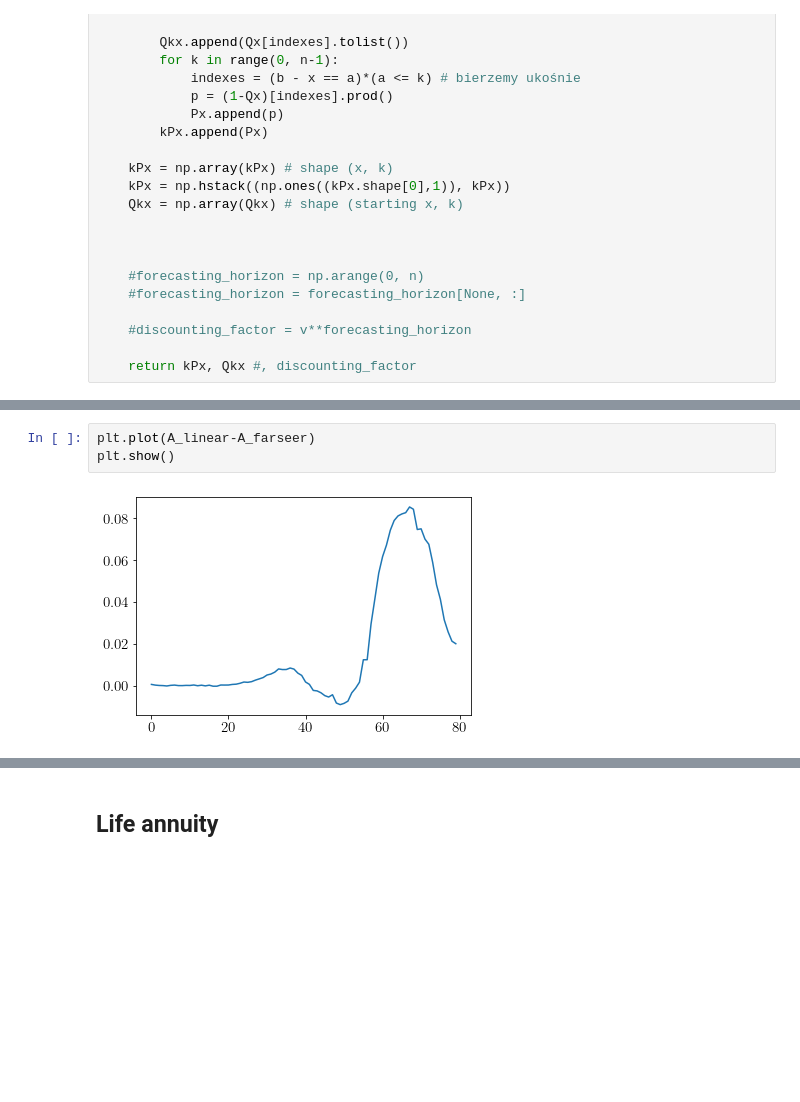
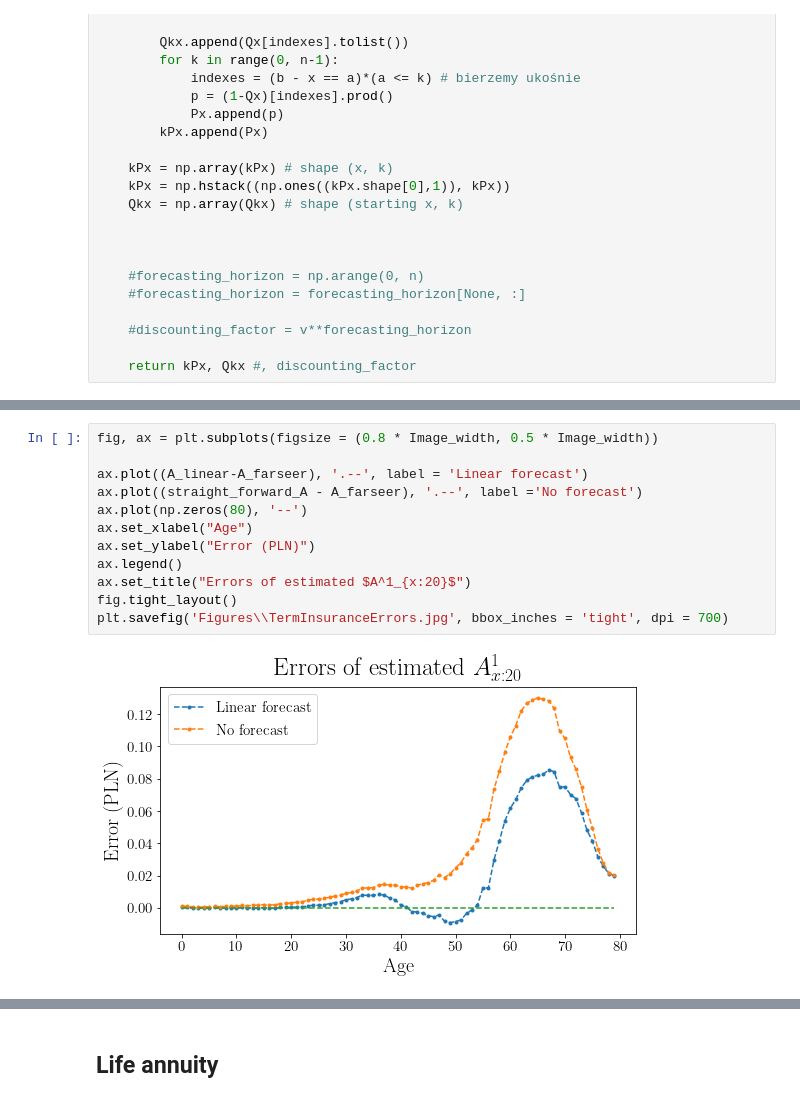
Before and after one commit to rogulforce/life_insurance_projekt, a Jupyter notebook: products_calculation.ipynb, the cells around one changed output, grey strips where cells are left out. Cells and saved outputs as stored; diff of their text form; blank space fills up the shorter version.

```diff
--- a/products_calculation.ipynb
+++ b/products_calculation.ipynb
@@ -214,5 +219,14 @@ plt.show()
-# %%
-plt.plot(A_linear-A_farseer)
-plt.show()
-# %% [output]
-[figure, removed]
+# %%
+fig, ax = plt.subplots(figsize = (0.8 * Image_width, 0.5 * Image_width))
+
+ax.plot((A_linear-A_farseer), '.--', label = 'Linear forecast')
+ax.plot((straight_forward_A - A_farseer), '.--', label ='No forecast')
+ax.plot(np.zeros(80), '--')
+ax.set_xlabel("Age")
+ax.set_ylabel("Error (PLN)")
+ax.legend()
+ax.set_title("Errors of estimated $A^1_{x:20}$")
+fig.tight_layout()
+plt.savefig('Figures\\TermInsuranceErrors.jpg', bbox_inches = 'tight', dpi = 700)
+# %% [output]
+[figure, added]
```
Also changed, not shown: parts of 7 cells of this notebook.
